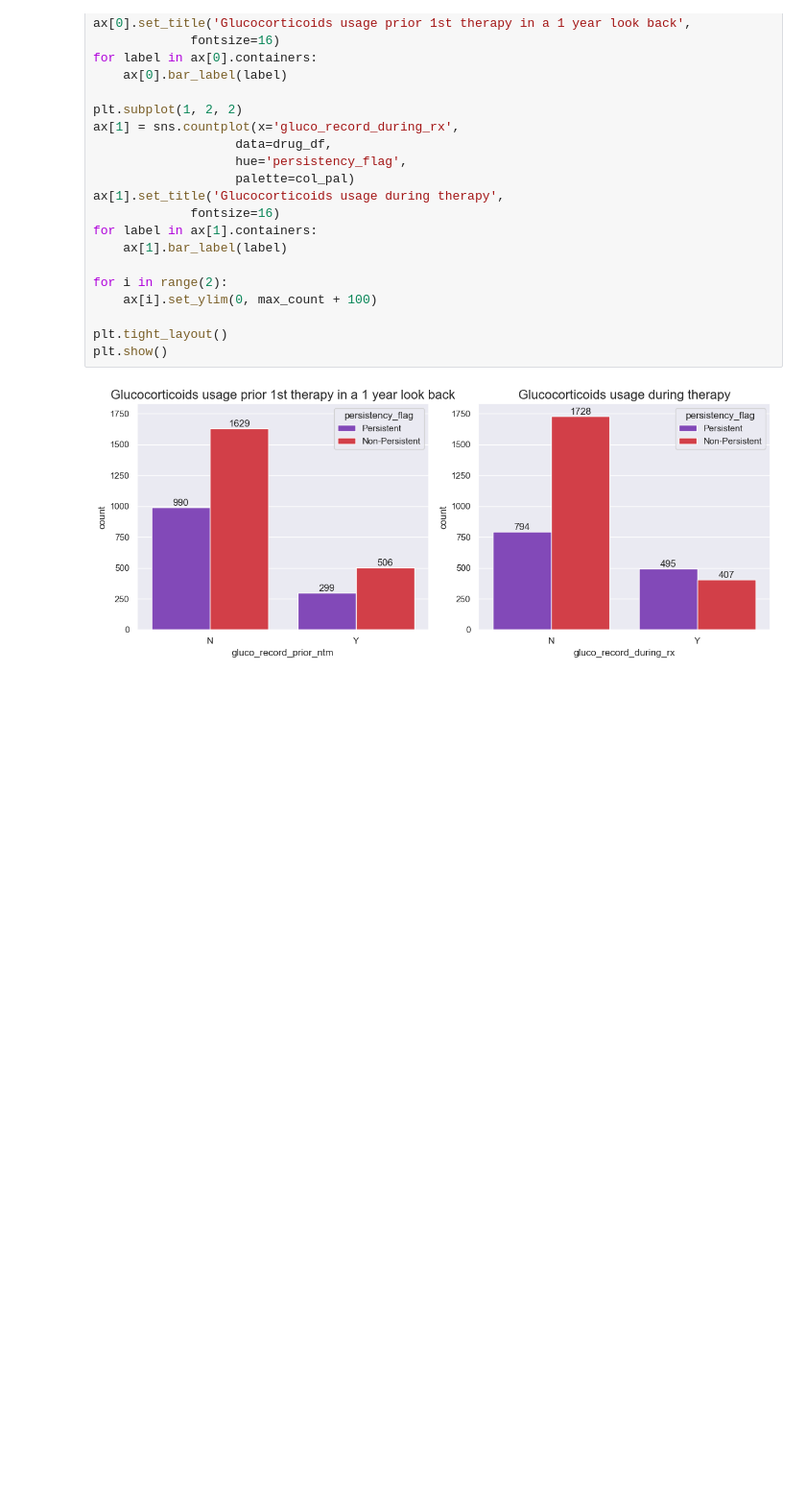
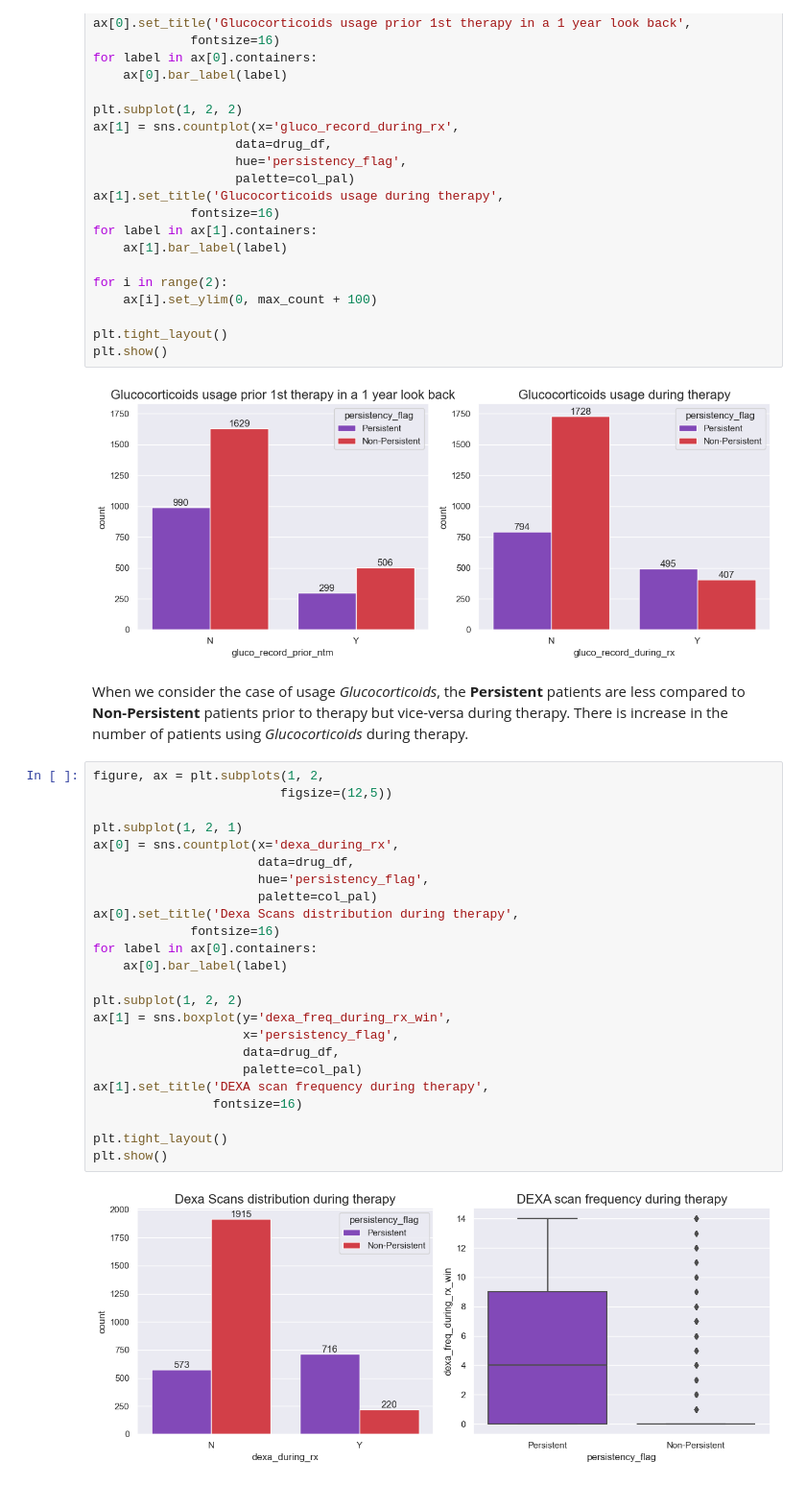
Before and after one commit to shezkh/Healthcare-Project, a Jupyter notebook: src/Data_Exploration_Ashish.ipynb, the cells around one changed output. Shown: that part at 96% size. Cells and saved outputs as stored; diff of their text form; blank space fills up the shorter version.

```diff
--- a/src/Data_Exploration_Ashish.ipynb
+++ b/src/Data_Exploration_Ashish.ipynb
@@ -248,3 +251,31 @@ plt.tight_layout()
 plt.show()
 # %% [output]
 [figure]
+# %% [markdown]
+When we consider the case of usage *Glucocorticoids*, the **Persistent** patients are less compared to **Non-Persistent** patients prior to therapy but vice-versa during therapy. There is increase in the number of patients using *Glucocorticoids* during therapy.
+# %%
+figure, ax = plt.subplots(1, 2,
+                         figsize=(12,5))
+
+plt.subplot(1, 2, 1)
+ax[0] = sns.countplot(x='dexa_during_rx',
+                      data=drug_df,
+                      hue='persistency_flag',
+                      palette=col_pal)
+ax[0].set_title('Dexa Scans distribution during therapy',
+             fontsize=16)
+for label in ax[0].containers:
+    ax[0].bar_label(label)
+
+plt.subplot(1, 2, 2)
+ax[1] = sns.boxplot(y='dexa_freq_during_rx_win',
+                    x='persistency_flag',
+                    data=drug_df,
+                    palette=col_pal)
+ax[1].set_title('DEXA scan frequency during therapy',
+                fontsize=16)
+
+plt.tight_layout()
+plt.show()
+# %% [output]
+[figure, added]
```
Also changed, not shown: parts of 17 cells of this notebook.
